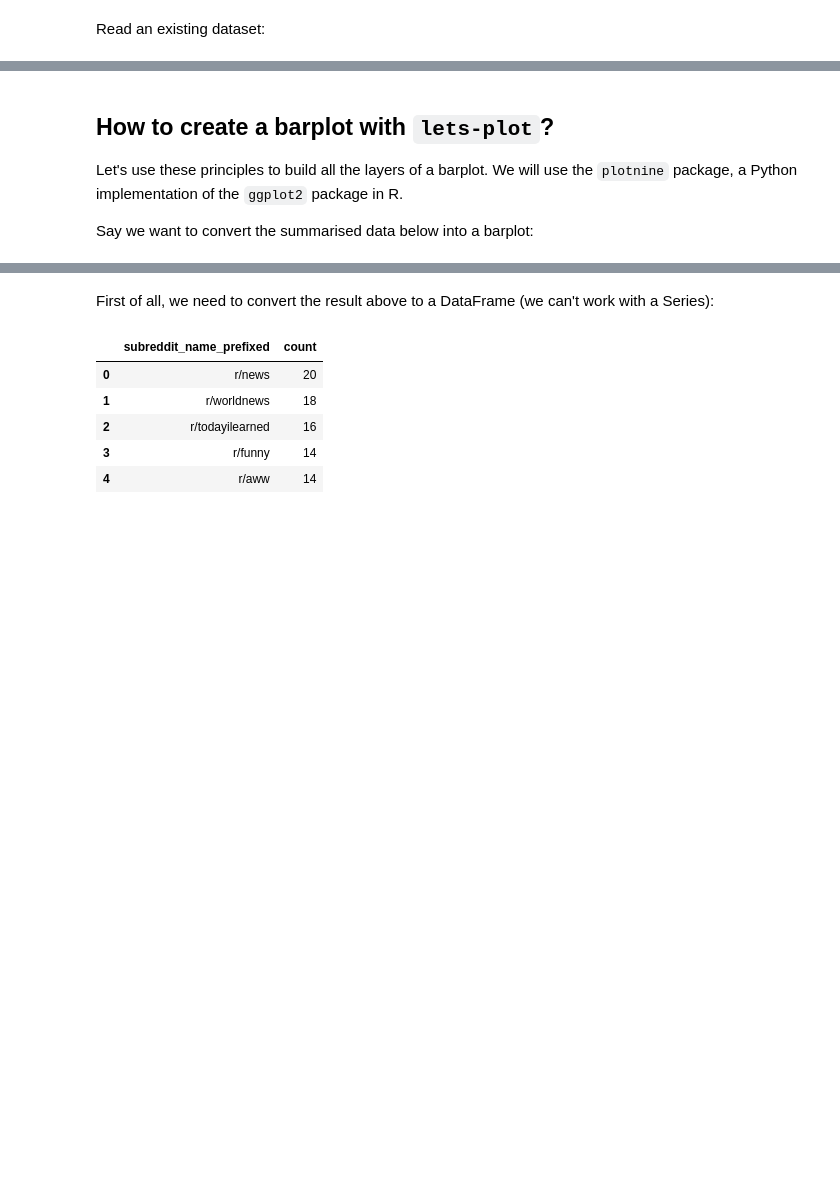
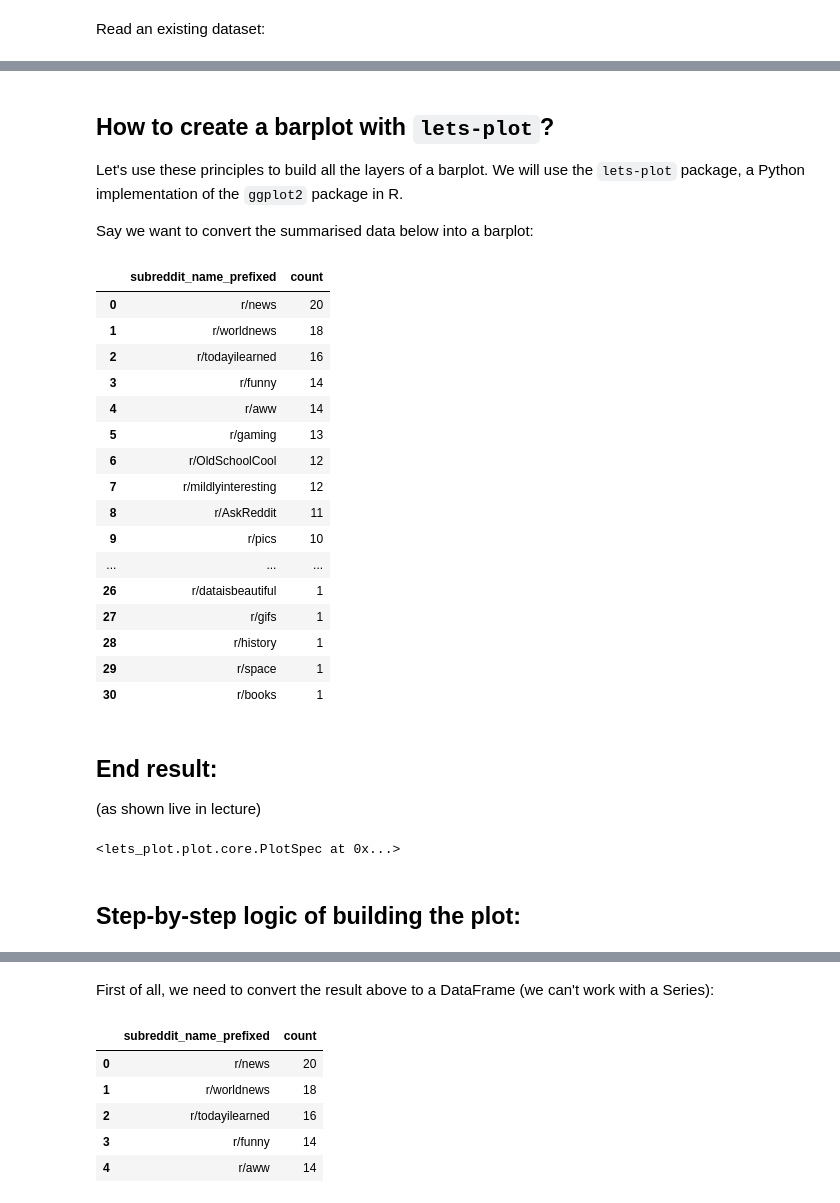
Before and after one commit to zoe-e-thomas/ds105a-2024, a Jupyter notebook: W05-Lecture/code/LSE_DS105A_2024_W05_lecture.ipynb, the cells around one changed output, grey strips where cells are left out. Saved outputs shown, nothing was run; the diff lists cells and outputs as text; code cells hidden in the pictures; blank space fills up the shorter version.

Commit message:
Update W05 Lecture notebook to match what we did in class

```diff
--- a/W05-Lecture/code/LSE_DS105A_2024_W05_lecture.ipynb
+++ b/W05-Lecture/code/LSE_DS105A_2024_W05_lecture.ipynb
@@ -77,9 +72,48 @@ We will use the creation of a barplot to illustrate how the grammar of graphics
 # %% [markdown]
 ## How to create a barplot with `lets-plot`?
 
-Let's use these principles to build all the layers of a barplot. We will use the `plotnine` package, a Python implementation of the `ggplot2` package in R.
+Let's use these principles to build all the layers of a barplot. We will use the `lets-plot` package, a Python implementation of the `ggplot2` package in R.
 
 Say we want to convert the summarised data below into a barplot:
+# %%
+plot_df = df_reddit['subreddit_name_prefixed'].value_counts().reset_index()
+plot_df
+# %% [output]
+|  | subreddit_name_prefixed | count |
+| 0 | r/news | 20 |
+| 1 | r/worldnews | 18 |
+| 2 | r/todayilearned | 16 |
+| 3 | r/funny | 14 |
+| 4 | r/aww | 14 |
+| 5 | r/gaming | 13 |
+| 6 | r/OldSchoolCool | 12 |
+| 7 | r/mildlyinteresting | 12 |
+| 8 | r/AskReddit | 11 |
+| 9 | r/pics | 10 |
+| ... | ... | ... |
+| 26 | r/dataisbeautiful | 1 |
+| 27 | r/gifs | 1 |
+| 28 | r/history | 1 |
+| 29 | r/space | 1 |
+| 30 | r/books | 1 |
+# %% [markdown]
+## End result:
+
+(as shown live in lecture)
+# %%
+(
+    ggplot(data=plot_df, mapping=aes(y='subreddit_name_prefixed', x='count')) +
+    geom_bar(stat='identity', fill='red') +
+    scale_y_discrete_reversed() +
+    labs(x="Number of viral posts",
+         y="Subreddit",
+         title="r/news is the subreddit with the most viral posts",
+         subtitle="Reddit top 100 data was collected in July 2023 (old)")
+)
+# %% [output]
+<lets_plot.plot.core.PlotSpec at 0x...>
+# %% [markdown]
+## Step-by-step logic of building the plot:
 # %%
 df_reddit['subreddit_name_prefixed'].value_counts().head()
 # %% [output]
```
Also changed, not shown: parts of 8 cells of this notebook.
